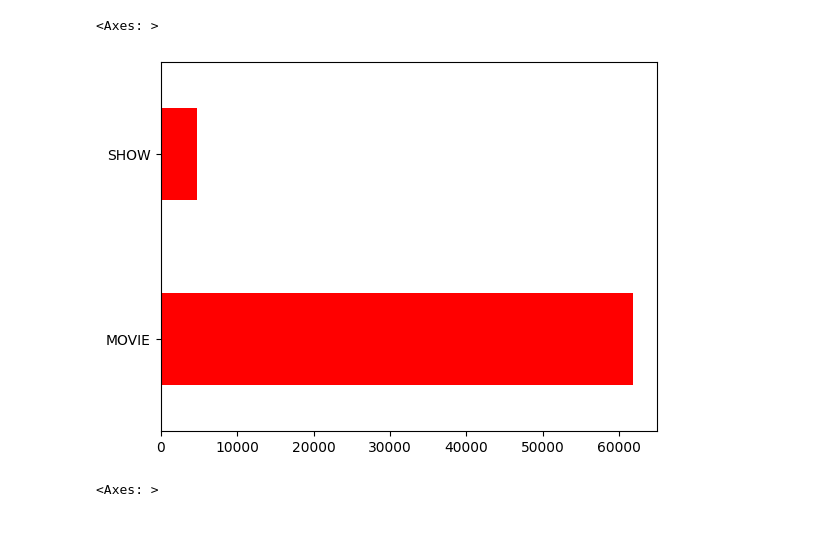
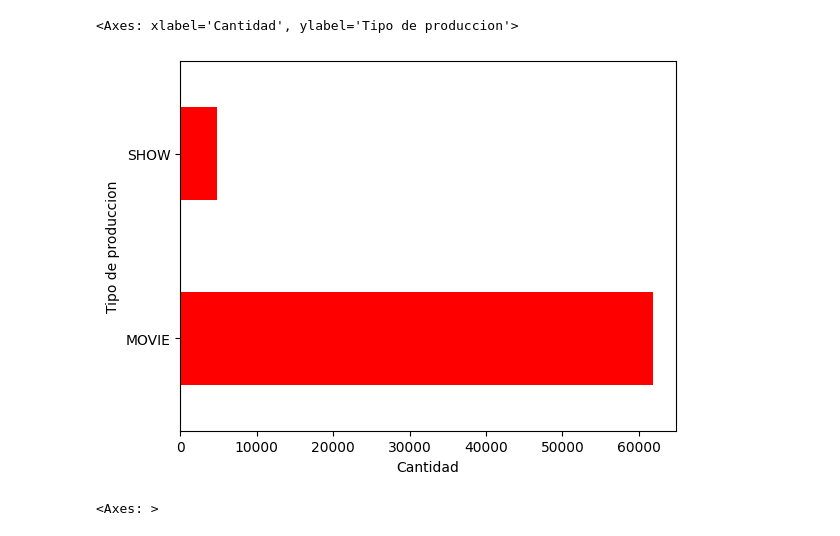
Before and after one commit to EDSONRRs/DIPLOMADO, a Jupyter notebook: Exposición_Diplomado.ipynb, the cells around one changed output. Drawn from its saved outputs; the diff is of its cells as text; code cells hidden in the pictures.

```diff
--- a/Exposición_Diplomado.ipynb
+++ b/Exposición_Diplomado.ipynb
@@ -10,22 +10,3 @@ init_notebook_mode(connected=True)
 import plotly.express as px
 import plotly.graph_objects as go
 import plotly as pip
-# %%
-import matplotlib.pyplot as plt
-import numpy as np
-
-plt.style.use('_mpl-gallery')
-
-# make data:
-x = 0.5 + np.arange(8)
-y = [4.8, 5.5, 3.5, 4.6, 6.5, 6.6, 2.6, 3.0]
-
-# plot
-fig, ax = plt.subplots()
-
-ax.bar(x, y, width=1, edgecolor="white", linewidth=0.7)
-
-ax.set(xlim=(0, 8),
-       ylim=(0, 8))
-
-plt.show()
@@ -70,8 +24,8 @@ Reper.head(4)
 # %%
-Reper['type'].value_counts().plot(kind='barh',color='red')#Grafica la repeticioon de valores unicos de type
+Reper['type'].value_counts().plot(kind='barh',color='red',xlabel='Cantidad',ylabel='Tipo de produccion')#Grafica la repeticioon de valores unicos de type
 # %% [output]
-<Axes: >
+<Axes: xlabel='Cantidad', ylabel='Tipo de produccion'>
-[figure, old version]
+[figure, new version]
 # %%
 plt.subplots(figsize=(12,8))
 sns.heatmap(Reper.isnull(),cbar=False)
```
Also changed, not shown: parts of 17 cells of this notebook.
